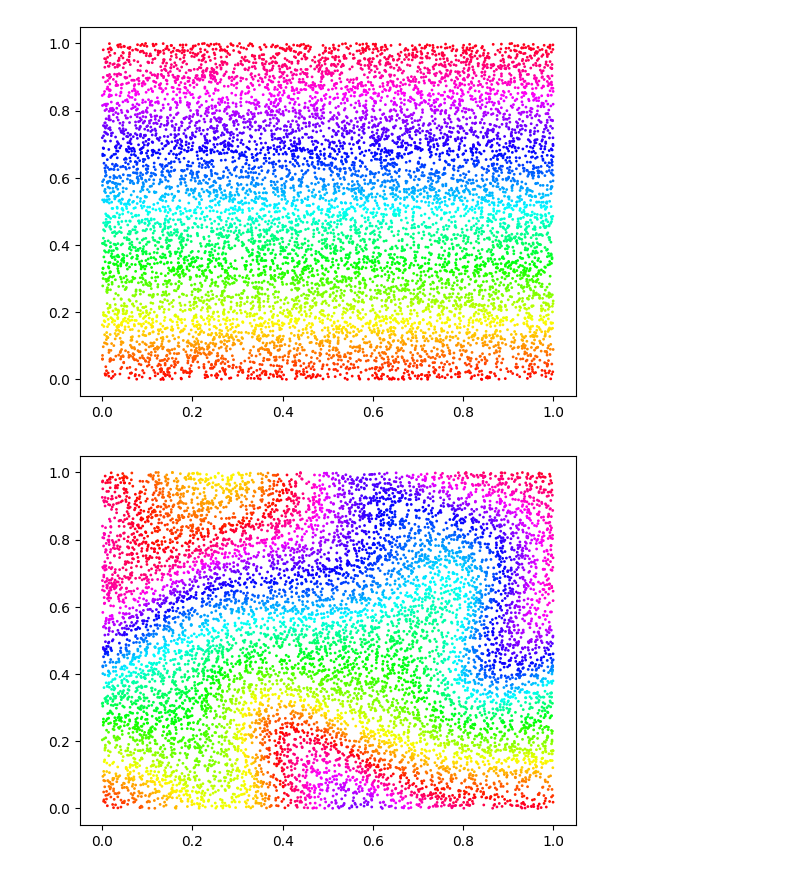
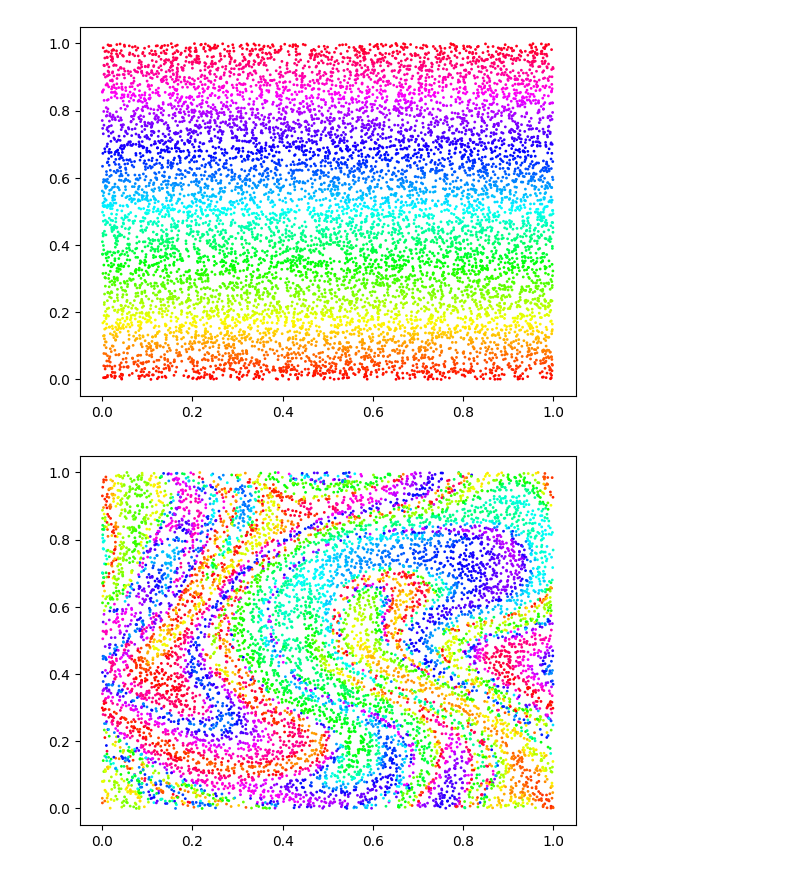
Before and after one commit to KatharinaBracher/Brownian-Bug-Model, a Jupyter notebook: animations.ipynb, the cells around one changed output. Cells and saved outputs as stored; diff of their text form; code cells hidden in the pictures.

Commit message:
animation

```diff
--- a/animations.ipynb
+++ b/animations.ipynb
@@ -9,7 +43,7 @@ from animation import run_simulation_animation
 # %%
 n = 10000 # Starting plankton population size.
-iters = 5 # Time steps.
+iters = 30 # Time steps.
 L_max = 1 # Size of square domain.
 colour_map = "hsv"
 
-plankton, initial_plankton = run_simulation_animation(n, iters, L_max, False)
+x_pos, y_pos, starting_pos = run_simulation_animation(n, iters, L_max, False)
@@ -26,8 +50,8 @@ starting_positions = [p.y_0 for p in plankton[i]]
 # %%
-plt.scatter(x=starting_x, y=starting_y, c=starting_positions_0, s=1, cmap=colour_map)
+plt.scatter(x=x_pos[0], y=y_pos[0], c=starting_pos[0], s=1, cmap=colour_map)
 plt.show()
-plt.scatter(x=x_positions, y=y_positions, c=starting_positions, s=1, cmap=colour_map)
+plt.scatter(x=x_pos[-1], y=y_pos[-1], c=starting_pos[-1], s=1, cmap=colour_map)
 plt.show()
 # %% [output]
-[figure, old version]
+[figure, new version]
-[figure, old version]
+[figure, new version]
```
Also changed, not shown: parts of 8 cells of this notebook, 4 other files.
